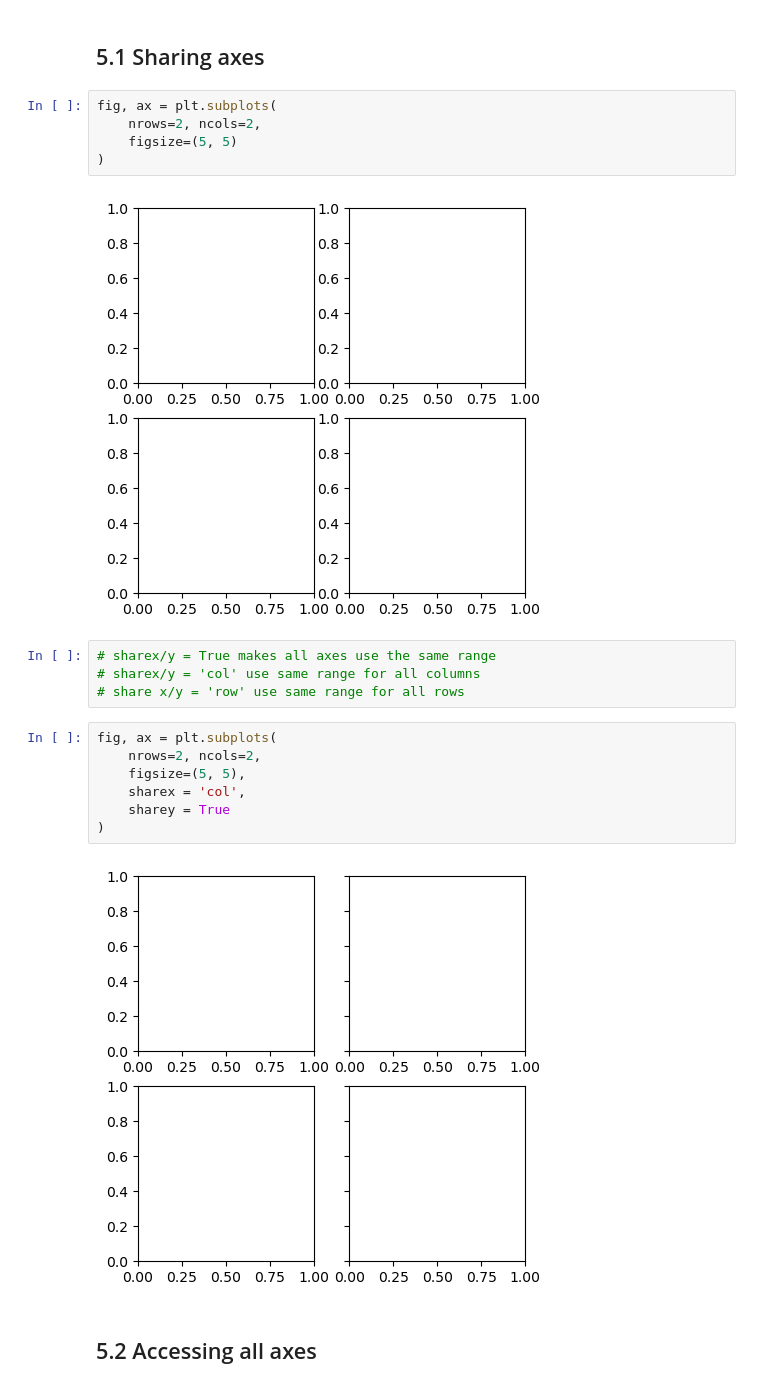
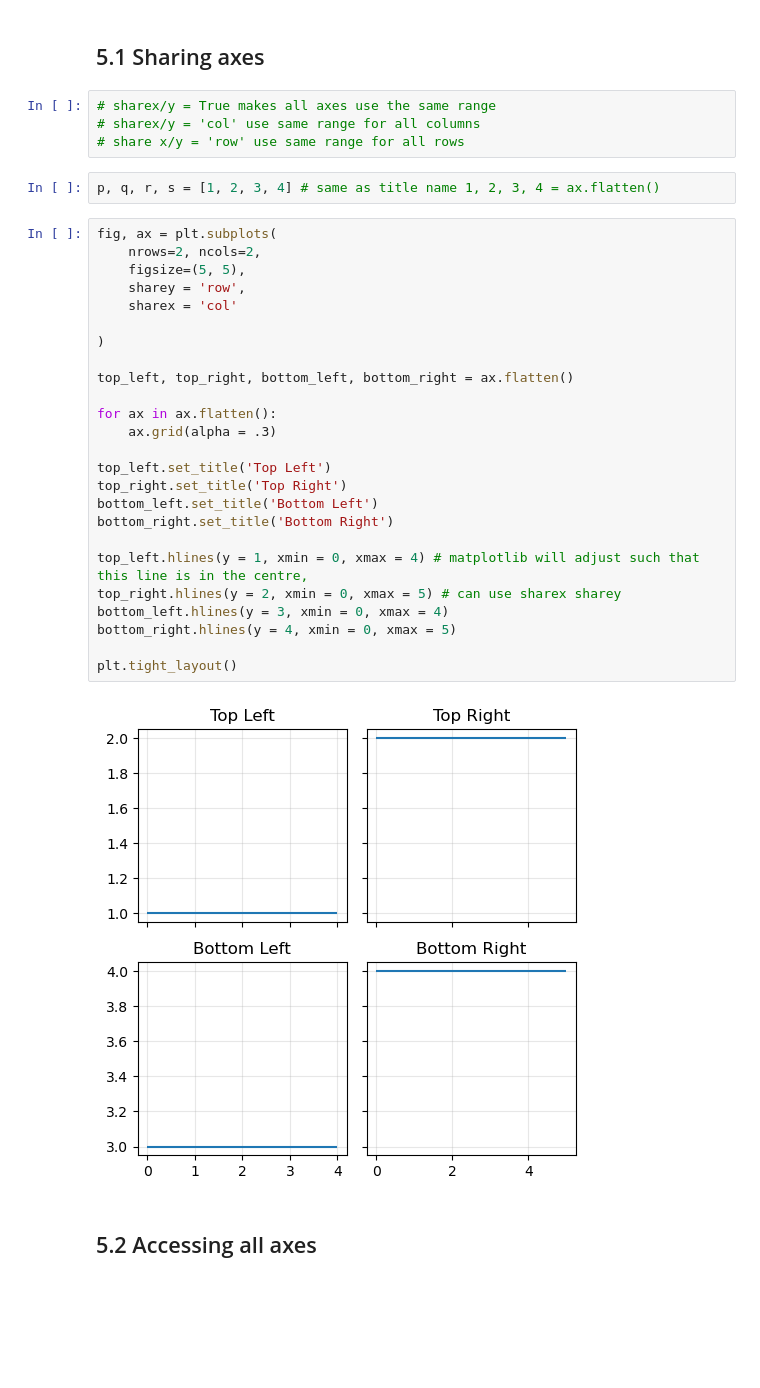
Before and after one commit to SPS-SP2273/learning-portfolio-callyang, a Jupyter notebook: plotting/plotting_(good).ipynb, the cells around one changed output. Cells and saved outputs as stored; diff of their text form; blank space fills up the shorter version.

```diff
--- a/plotting/plotting_(good).ipynb
+++ b/plotting/plotting_(good).ipynb
@@ -148,25 +148,38 @@ Text(0.5, 1.0, 'bottom right')
 [figure]
 # %% [markdown]
 ## 5.1 Sharing axes
-# %%
-fig, ax = plt.subplots(
-    nrows=2, ncols=2,
-    figsize=(5, 5)
-)
-# %% [output]
-[figure, removed]
-# %%
-# sharex/y = True makes all axes use the same range
-# sharex/y = 'col' use same range for all columns
-# share x/y = 'row' use same range for all rows
-# %%
-fig, ax = plt.subplots(
-    nrows=2, ncols=2,
-    figsize=(5, 5),
-    sharex = 'col',
-    sharey = True
-)
-# %% [output]
-[figure, removed]
+# %%
+# sharex/y = True makes all axes use the same range
+# sharex/y = 'col' use same range for all columns
+# share x/y = 'row' use same range for all rows
+# %%
+p, q, r, s = [1, 2, 3, 4] # same as title name 1, 2, 3, 4 = ax.flatten()
+# %%
+fig, ax = plt.subplots(
+    nrows=2, ncols=2,
+    figsize=(5, 5),
+    sharey = 'row',
+    sharex = 'col'
+
+)
+
+top_left, top_right, bottom_left, bottom_right = ax.flatten()
+
+for ax in ax.flatten():
+    ax.grid(alpha = .3)
+
+top_left.set_title('Top Left')
+top_right.set_title('Top Right')
+bottom_left.set_title('Bottom Left')
+bottom_right.set_title('Bottom Right')
+
+top_left.hlines(y = 1, xmin = 0, xmax = 4) # matplotlib will adjust such that this line is in the centre,
+top_right.hlines(y = 2, xmin = 0, xmax = 5) # can use sharex sharey
+bottom_left.hlines(y = 3, xmin = 0, xmax = 4)
+bottom_right.hlines(y = 4, xmin = 0, xmax = 5)
+
+plt.tight_layout()
+# %% [output]
+[figure, added]
 # %% [markdown]
 ## 5.2 Accessing all axes
```
Also changed, not shown: parts of 15 cells of this notebook.
